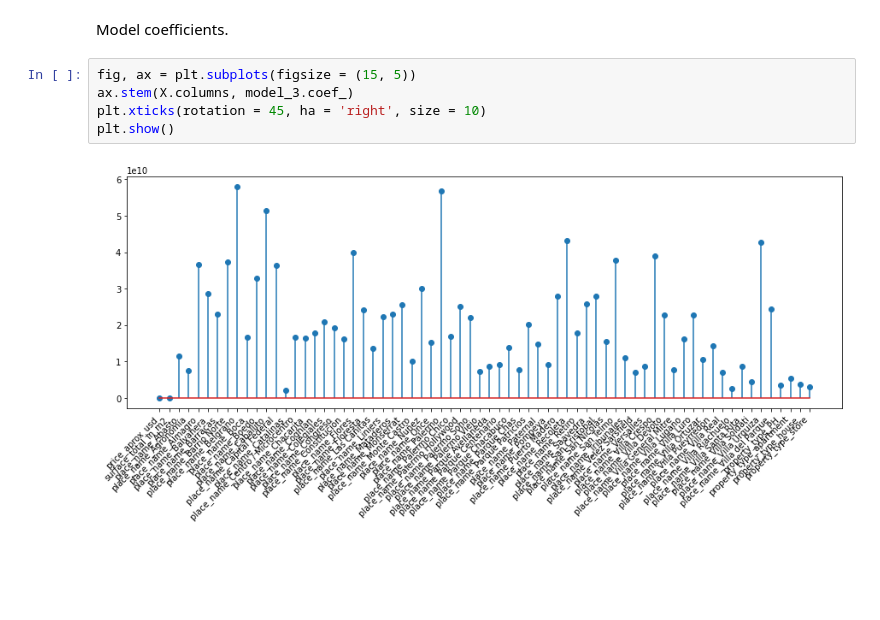
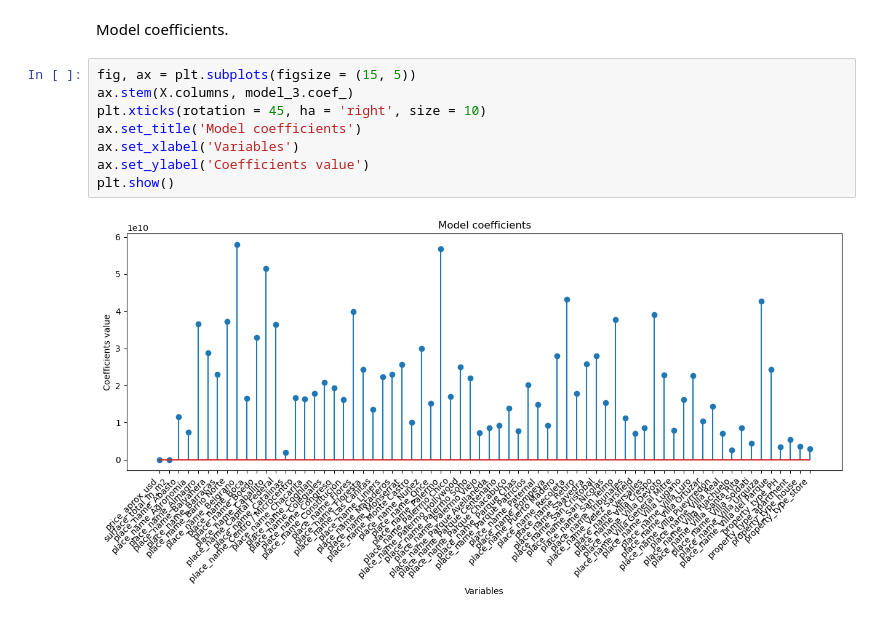
Before and after one commit to JonnathanDMT/Linear-Regression-Models, a Jupyter notebook: CodeWS2.ipynb, the cells around one changed output. Saved outputs shown, nothing was run; the diff lists cells and outputs as text; blank space fills up the shorter version.

```diff
--- a/CodeWS2.ipynb
+++ b/CodeWS2.ipynb
@@ -592,7 +594,10 @@ Model coefficients.
 # %%
 fig, ax = plt.subplots(figsize = (15, 5))
 ax.stem(X.columns, model_3.coef_)
 plt.xticks(rotation = 45, ha = 'right', size = 10)
+ax.set_title('Model coefficients')
+ax.set_xlabel('Variables')
+ax.set_ylabel('Coefficients value')
 plt.show()
 # %% [output]
-[figure, old version]
+[figure, new version]
```
Also changed, not shown: parts of 44 cells of this notebook.
